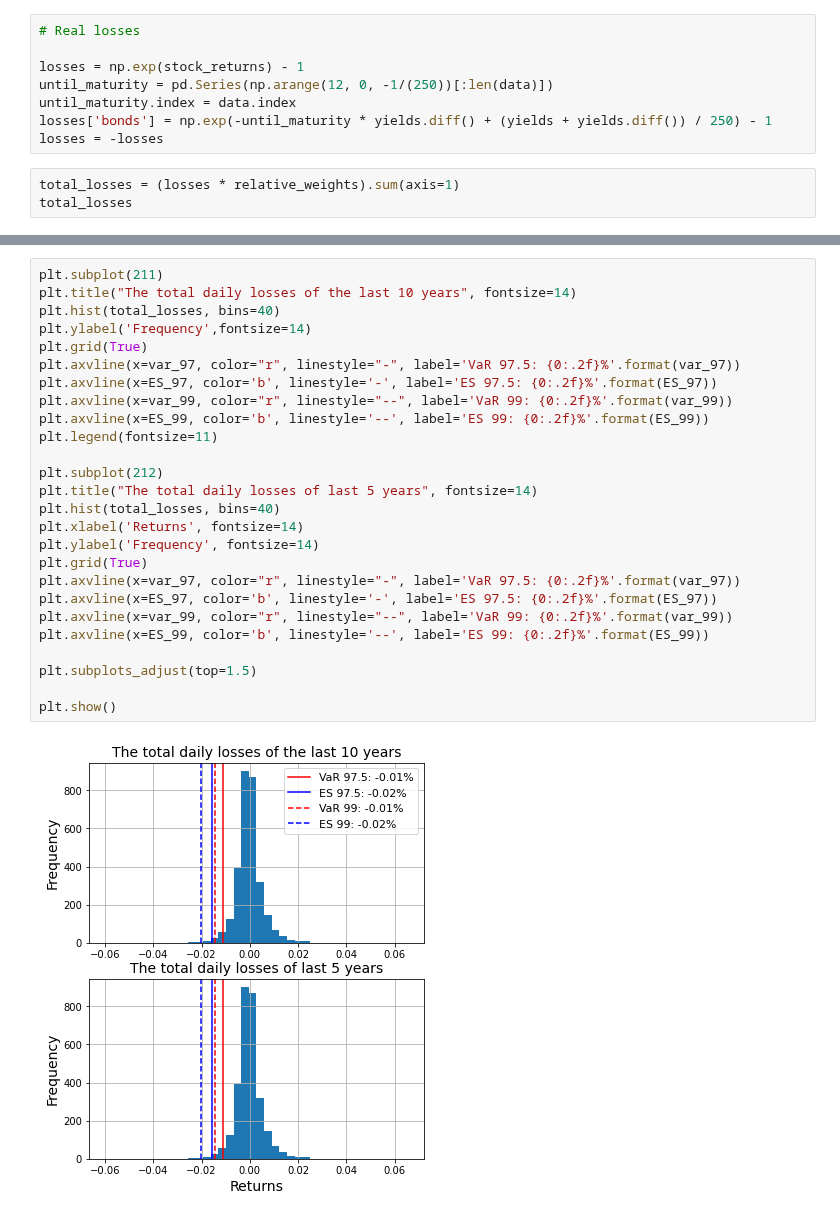
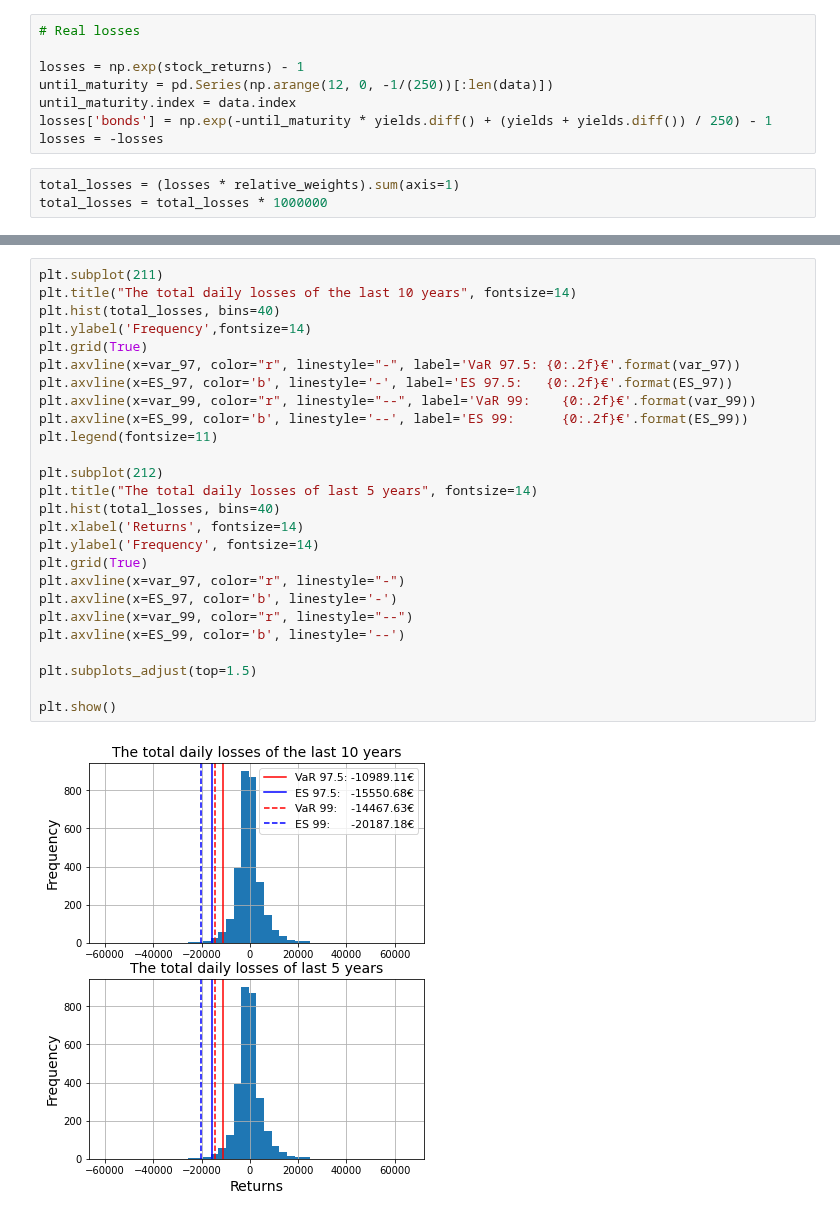
Before and after one commit to jurrew27/quant-risk, a Jupyter notebook: Historical Simulation.ipynb, the cells around one changed output, grey strips where cells are left out. Drawn from its saved outputs; the diff is of its cells as text.

```diff
--- a/Historical Simulation.ipynb
+++ b/Historical Simulation.ipynb
@@ -24,4 +24,4 @@ losses['bonds'] = np.exp(-until_maturity * yields.diff() + (yields + yields.diff
 losses = -losses
 # %%
 total_losses = (losses * relative_weights).sum(axis=1)
-total_losses
+total_losses = total_losses * 1000000
@@ -140,28 +126,28 @@ print("5 Years:\n",
 # %%
 plt.subplot(211)
 plt.title("The total daily losses of the last 10 years", fontsize=14)
 plt.hist(total_losses, bins=40)
 plt.ylabel('Frequency',fontsize=14)
 plt.grid(True)
-plt.axvline(x=var_97, color="r", linestyle="-", label='VaR 97.5: {0:.2f}%'.format(var_97))
-plt.axvline(x=ES_97, color='b', linestyle='-', label='ES 97.5: {0:.2f}%'.format(ES_97))
-plt.axvline(x=var_99, color="r", linestyle="--", label='VaR 99: {0:.2f}%'.format(var_99))
-plt.axvline(x=ES_99, color='b', linestyle='--', label='ES 99: {0:.2f}%'.format(ES_99))
+plt.axvline(x=var_97, color="r", linestyle="-", label='VaR 97.5: {0:.2f}€'.format(var_97))
+plt.axvline(x=ES_97, color='b', linestyle='-', label='ES 97.5:   {0:.2f}€'.format(ES_97))
+plt.axvline(x=var_99, color="r", linestyle="--", label='VaR 99:    {0:.2f}€'.format(var_99))
+plt.axvline(x=ES_99, color='b', linestyle='--', label='ES 99:      {0:.2f}€'.format(ES_99))
 plt.legend(fontsize=11)
 
 plt.subplot(212)
 plt.title("The total daily losses of last 5 years", fontsize=14)
 plt.hist(total_losses, bins=40)
 plt.xlabel('Returns', fontsize=14)
 plt.ylabel('Frequency', fontsize=14)
 plt.grid(True)
-plt.axvline(x=var_97, color="r", linestyle="-", label='VaR 97.5: {0:.2f}%'.format(var_97))
-plt.axvline(x=ES_97, color='b', linestyle='-', label='ES 97.5: {0:.2f}%'.format(ES_97))
-plt.axvline(x=var_99, color="r", linestyle="--", label='VaR 99: {0:.2f}%'.format(var_99))
-plt.axvline(x=ES_99, color='b', linestyle='--', label='ES 99: {0:.2f}%'.format(ES_99))
+plt.axvline(x=var_97, color="r", linestyle="-")
+plt.axvline(x=ES_97, color='b', linestyle='-')
+plt.axvline(x=var_99, color="r", linestyle="--")
+plt.axvline(x=ES_99, color='b', linestyle='--')
 
 plt.subplots_adjust(top=1.5)
 
 plt.show()
 # %% [output]
-[figure, old version]
+[figure, new version]
```
Also changed, not shown: parts of 10 cells of this notebook.
